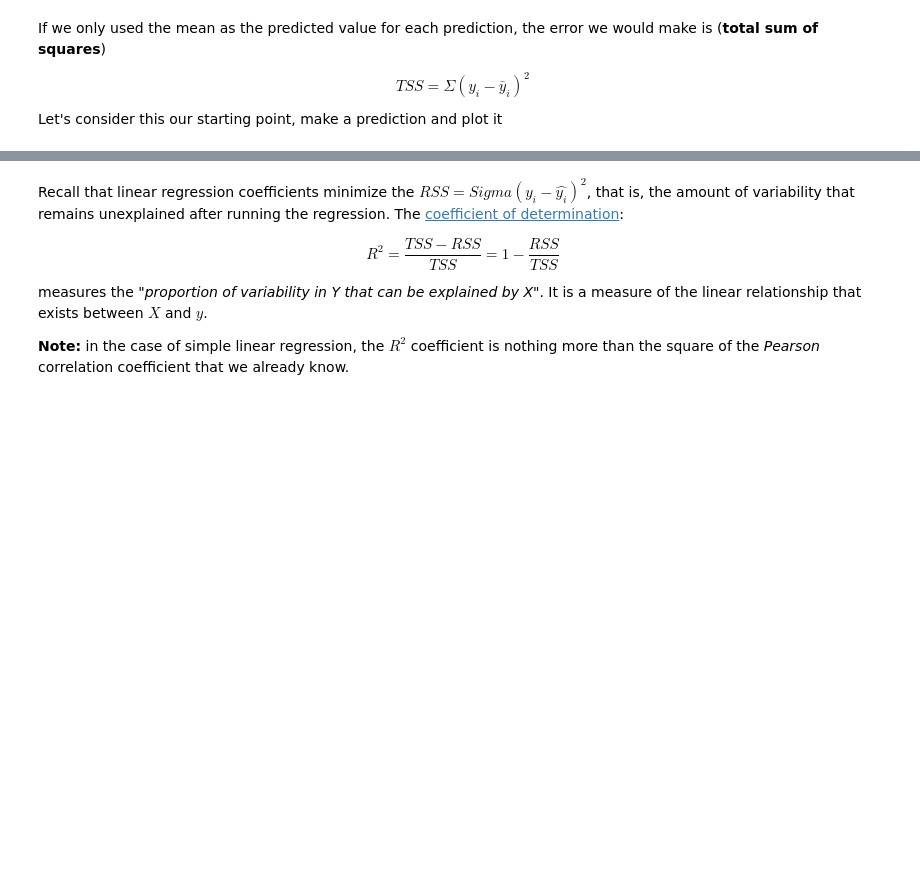
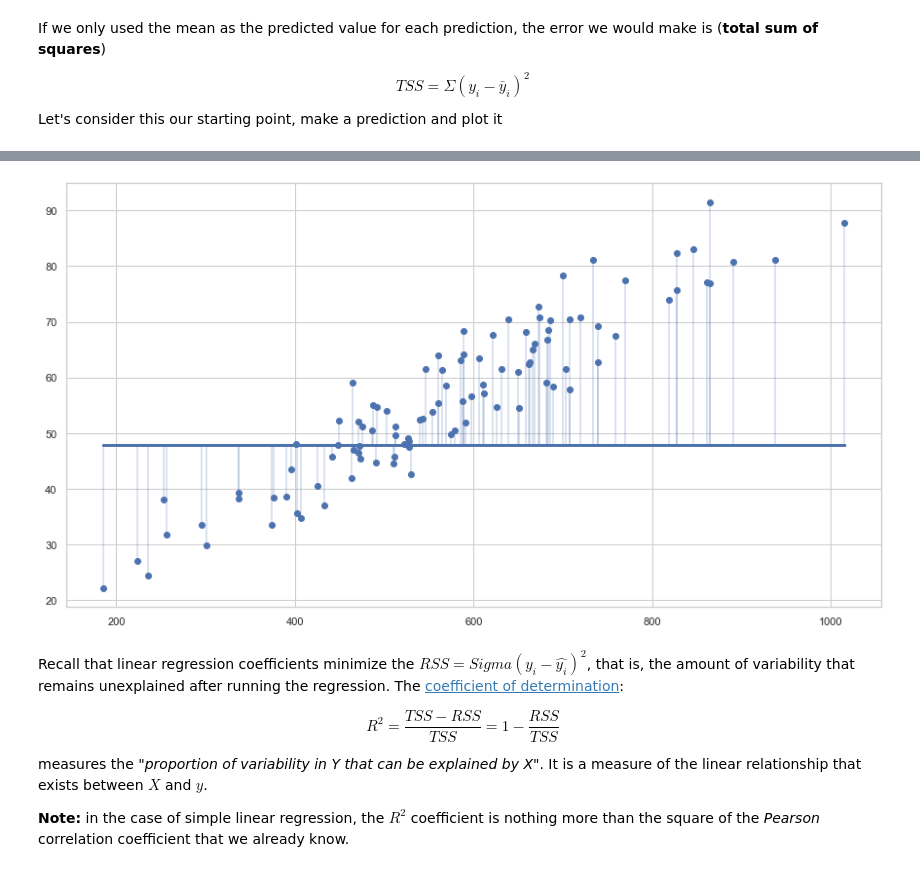
Before and after one commit to Ironhack-data-bcn-oct-2022/lectures, a Jupyter notebook: week-6/02 - Linear regression.ipynb, the cells around one changed output, grey strips where cells are left out. Saved outputs shown, nothing was run; the diff lists cells and outputs as text; code cells hidden in the pictures; blank space fills up the shorter version.

```diff
--- a/week-6/02 - Linear regression.ipynb
+++ b/week-6/02 - Linear regression.ipynb
@@ -310,3 +398,6 @@ If we only used the mean as the predicted value for each prediction, the error w
 
 $$TSS=\Sigma(y_i - \bar{y}_i)^2$$
 Let's consider this our starting point, make a prediction and plot it
+# %%
+data["avg"] = data.mark.mean()
+data.sample()
@@ -313,3 +430,9 @@ Let's consider this our starting point, make a prediction and plot it
+# %%
+plt.scatter(X, y)
+plt.plot(X, data["avg"], lw=3)
+plt.vlines(X, data["avg"], y, lw=0.4);
+# %% [output]
+[figure, added]
 # %% [markdown]
 Recall that linear regression coefficients minimize the $RSS=Sigma(y_i - \hat{y_i})^2$, that is, the amount of variability that remains unexplained after running the regression. The [coefficient of determination](https://en.wikipedia.org/wiki/Coefficient_of_determination):
 
```
Also changed, not shown: parts of 41 cells of this notebook.
